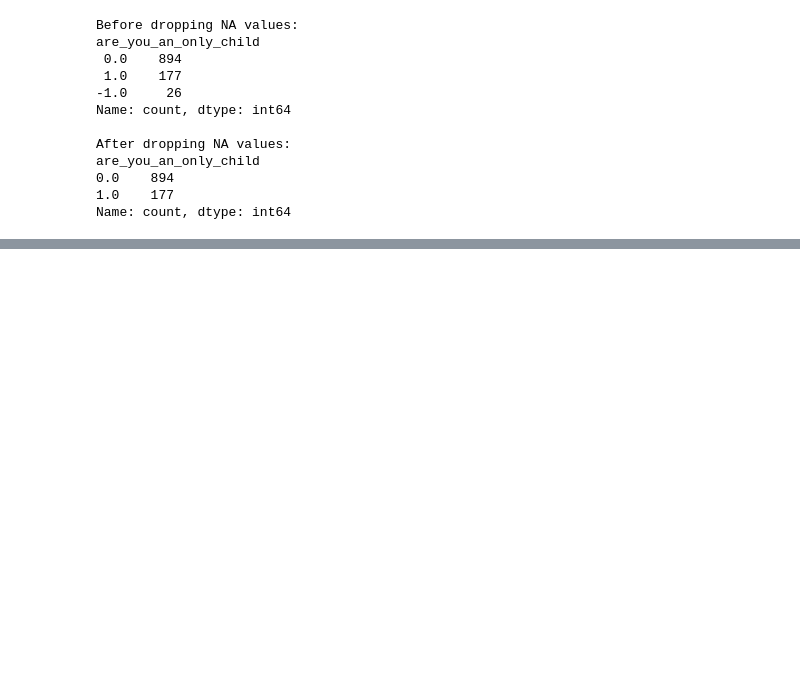
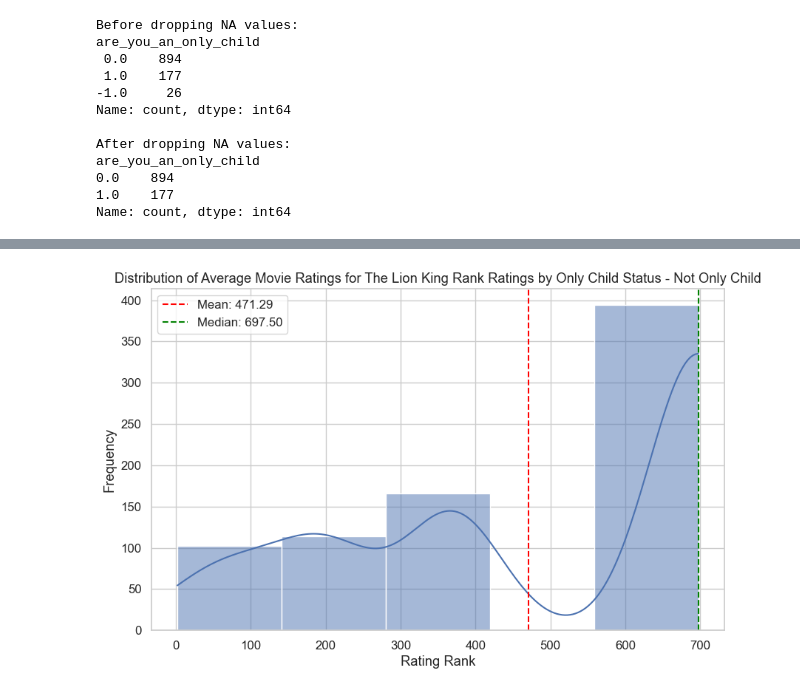
Before and after one commit to paolacalle/movie-ratings-replication, a Jupyter notebook: problem_set/5.ipynb, the cells around one changed output, grey strips where cells are left out. Cells and saved outputs as stored; diff of their text form; code cells hidden in the pictures; blank space fills up the shorter version.

```diff
--- a/problem_set/5.ipynb
+++ b/problem_set/5.ipynb
@@ -61 +93,8 @@ gf.plot_distrubtion(not_only_child_group,
 <module 'matplotlib.pyplot' from '/Users/paolacalle/Desktop/NYU/semesters/fall-2025/ds/projects/movie-ratings-replication/my_project_env/lib/python3.13/site-packages/matplotlib/pyplot.py'>
+# %%
+gf.plot_distrubtion(not_only_child_group,
+    name='The Lion King Rank Ratings by Only Child Status - Not Only Child',
+    y='rating_rank',
+    bins=5)
+# %% [output]
+[figure, added]
```
Also changed, not shown: parts of 14 cells of this notebook.
